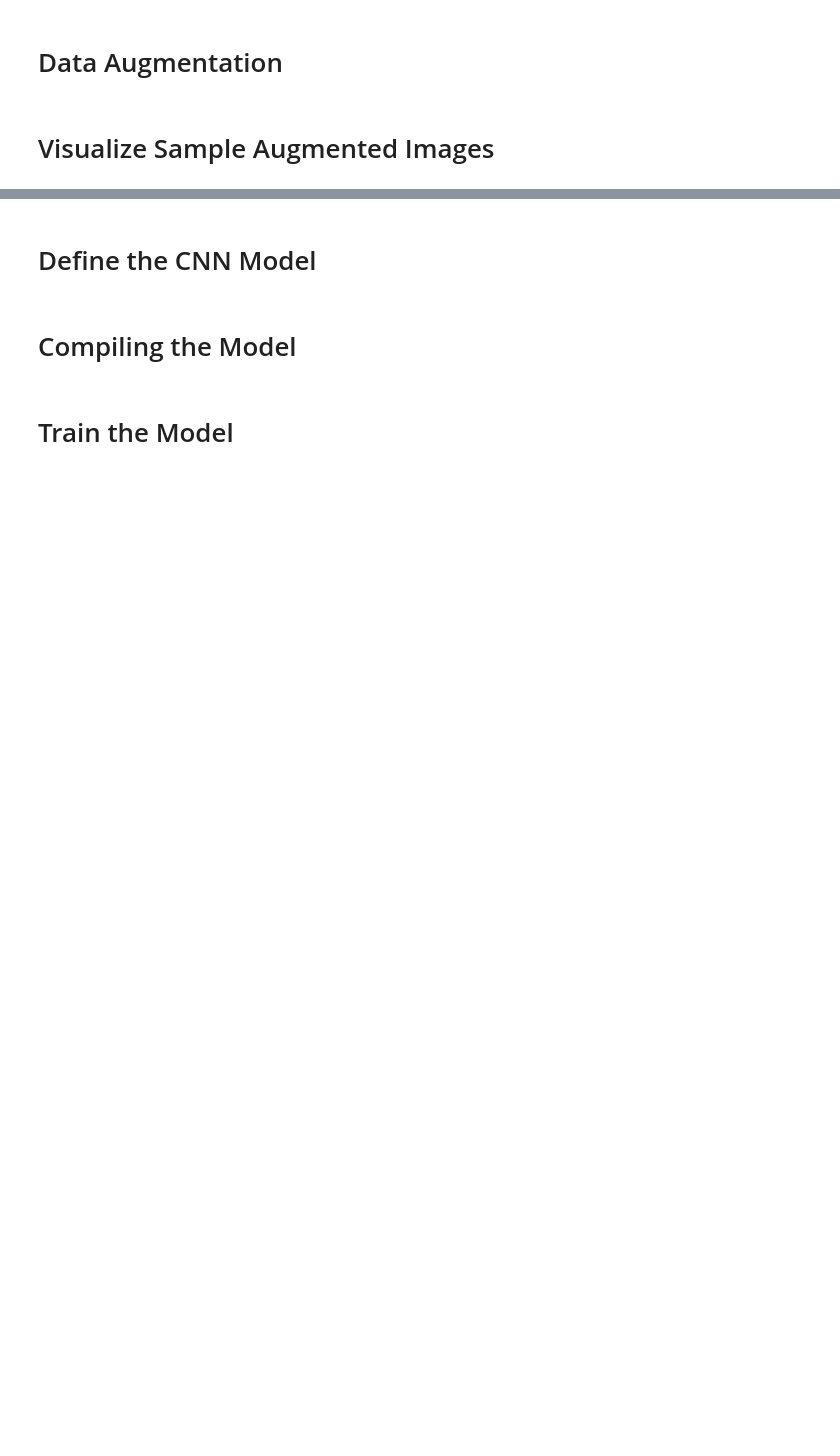
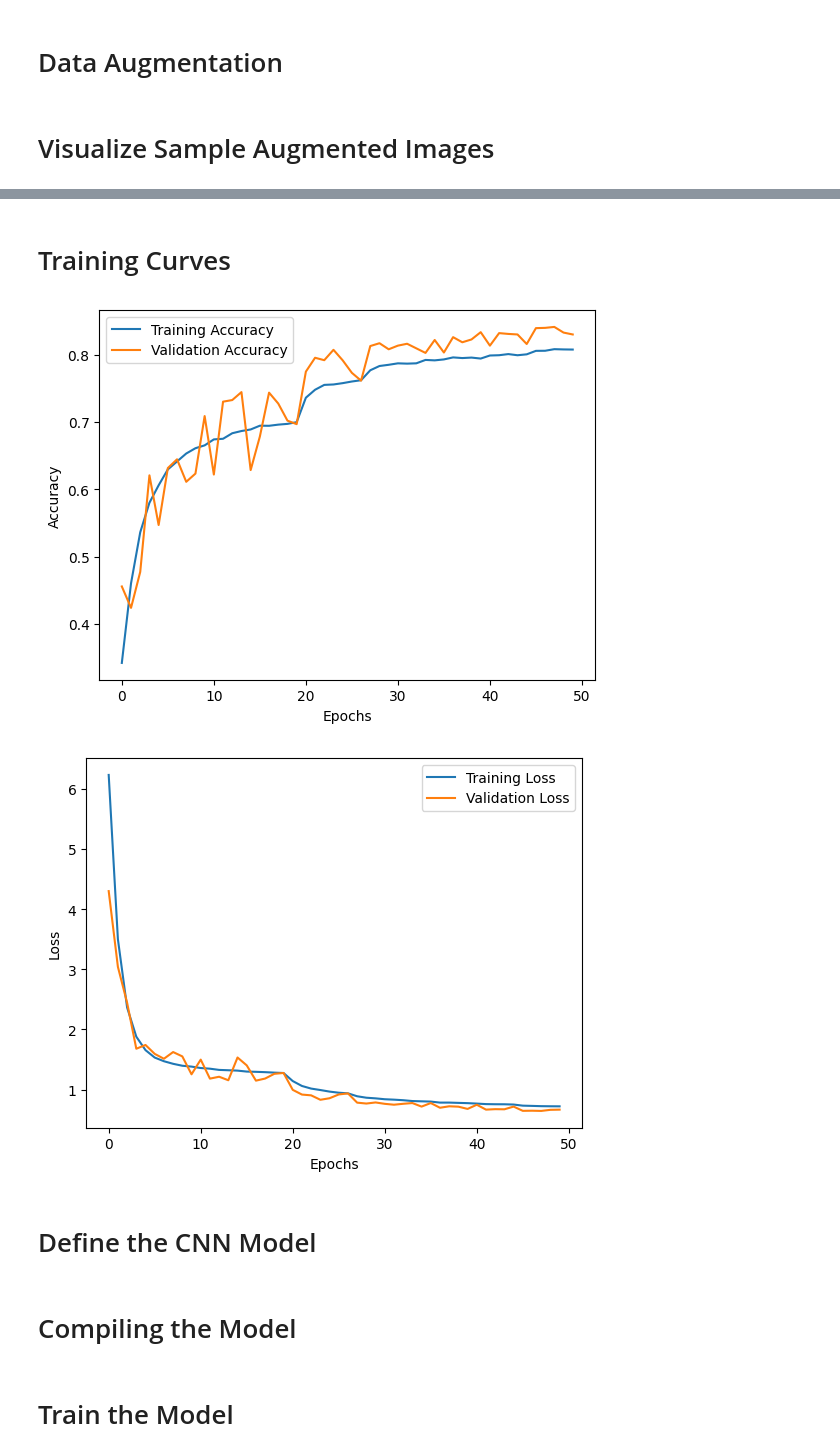
Before and after one commit to Atta-UR/Image_Classification_on_Cifar10_Dataset, a Jupyter notebook: Image_Classification_Using_Cifar10_Dataset.ipynb, the cells around one changed output, grey strips where cells are left out. Saved outputs shown, nothing was run; the diff lists cells and outputs as text; code cells hidden in the pictures; blank space fills up the shorter version.

```diff
--- a/Image_Classification_Using_Cifar10_Dataset.ipynb
+++ b/Image_Classification_Using_Cifar10_Dataset.ipynb
@@ -56,0 +119,4 @@ for x_batch, y_batch in datagen.flow(x_train, y_train, batch_size=5):
+# %%
+# Compile model
+model.compile(optimizer=Adamax(learning_rate=0.001), loss='categorical_crossentropy', metrics=['accuracy'])
+model.summary()
@@ -56,0 +147,15 @@ for x_batch, y_batch in datagen.flow(x_train, y_train, batch_size=5):
+# %%
+# Define callbacks
+callbacks = [
+    EarlyStopping(monitor="val_loss", patience=5, restore_best_weights=True, verbose=1),              # Stop if no improvement
+    ReduceLROnPlateau(monitor="val_loss", factor=0.3, patience=3, verbose=1)                          # Reduce learning rate
+]
+
+# Train the model
+history = model.fit(
+    datagen.flow(x_train, y_train, batch_size=64),  # Training data with augmentation
+    epochs=50,
+    validation_data=(x_val, y_val),              # Validation data
+    callbacks=callbacks                            # Add callbacks
+)
+model.save('/content/drive/MyDrive/simple_model.h5')
@@ -57,3 +181,24 @@ for x_batch, y_batch in datagen.flow(x_train, y_train, batch_size=5):
+# %% [markdown]
+# Training Curves
+# %%
+# Plot accuracy
+plt.plot(history.history['accuracy'], label='Training Accuracy')
+plt.plot(history.history['val_accuracy'], label='Validation Accuracy')
+plt.xlabel('Epochs')
+plt.ylabel('Accuracy')
+plt.legend()
+plt.show()
+
+# Plot loss
+plt.plot(history.history['loss'], label='Training Loss')
+plt.plot(history.history['val_loss'], label='Validation Loss')
+plt.xlabel('Epochs')
+plt.ylabel('Loss')
+plt.legend()
+plt.show()
+# %% [output]
+[figure, added]
+[figure, added]
 # %% [markdown]
 # Define the CNN Model
 # %%
```
Also changed, not shown: parts of 26 cells of this notebook.
